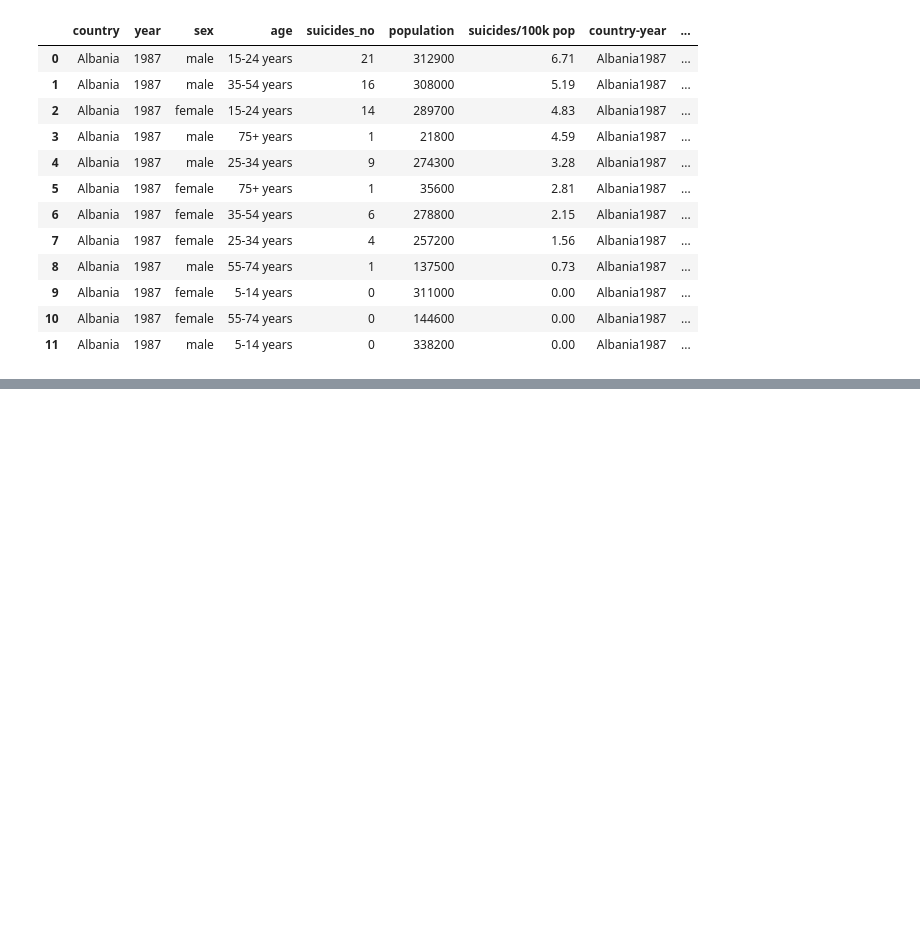
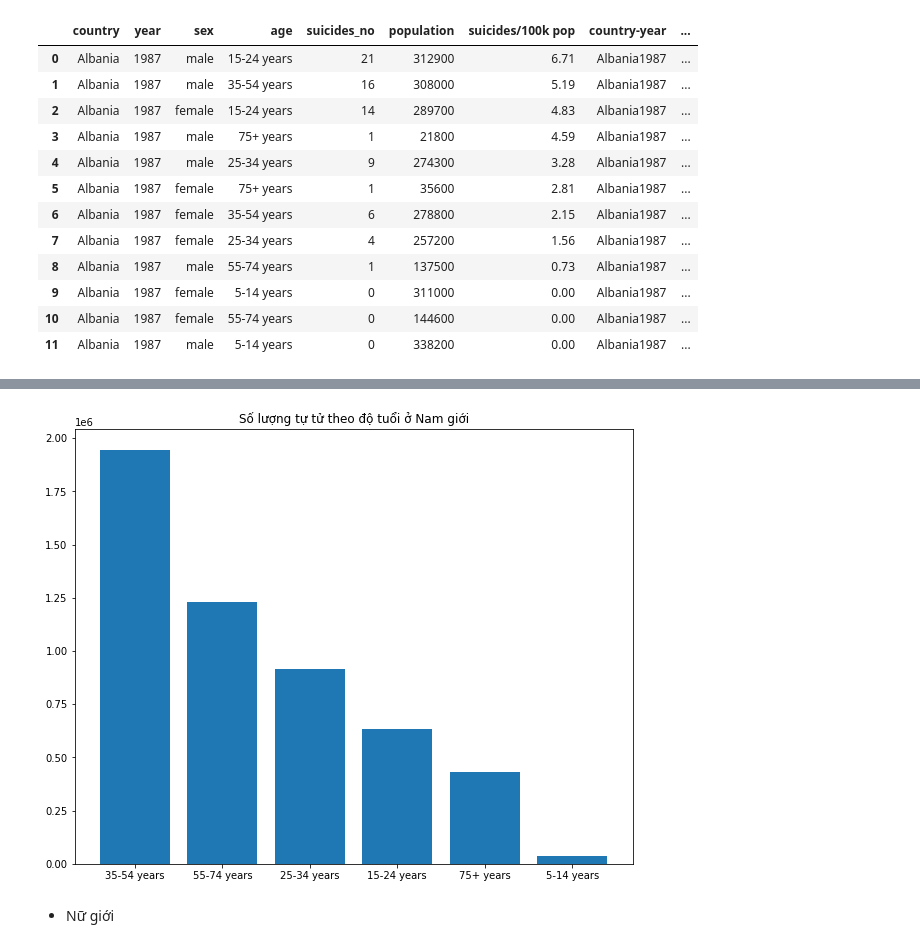
Before and after one commit to AI005/FinalProject-P4DS, a Jupyter notebook: Phuong.ipynb, the cells around one changed output, grey strips where cells are left out. Drawn from its saved outputs; the diff is of its cells as text; code cells hidden in the pictures; blank space fills up the shorter version.

```diff
--- a/Phuong.ipynb
+++ b/Phuong.ipynb
@@ -201,0 +305,3 @@ df.head(12)
+# %%
+count_suicide_by_age_male = df[df.sex == 'male'].groupby('age')['suicides_no'].sum().sort_values(ascending=False)
+count_suicide_by_age_male
@@ -201,0 +317,9 @@ df.head(12)
+# %%
+plt.figure(figsize=(10, 8))
+plt.bar(count_suicide_by_age_male.index, count_suicide_by_age_male.values)
+plt.title("Số lượng tự tử theo độ tuổi ở Nam giới")
+plt.show()
+# %% [output]
+[figure, added]
+# %% [markdown]
+- Nữ giới
```
Also changed, not shown: parts of 24 cells of this notebook.
